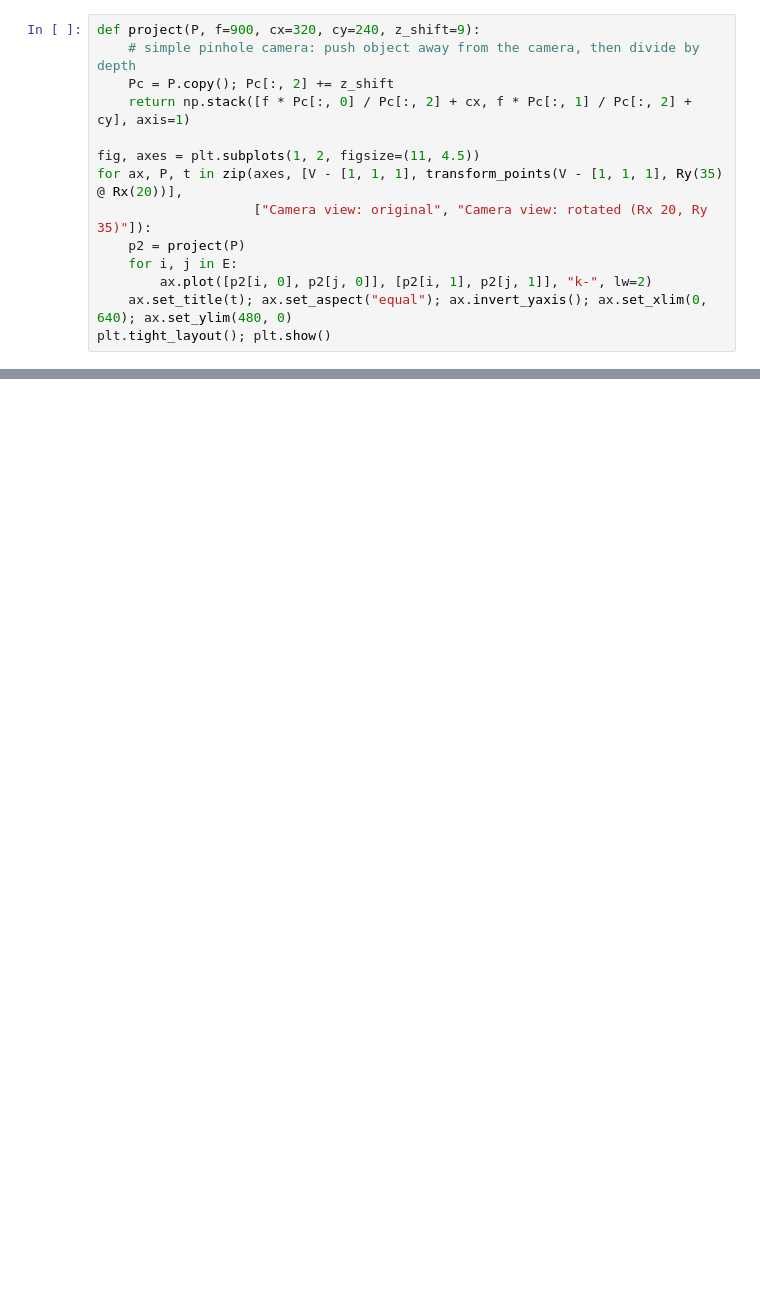
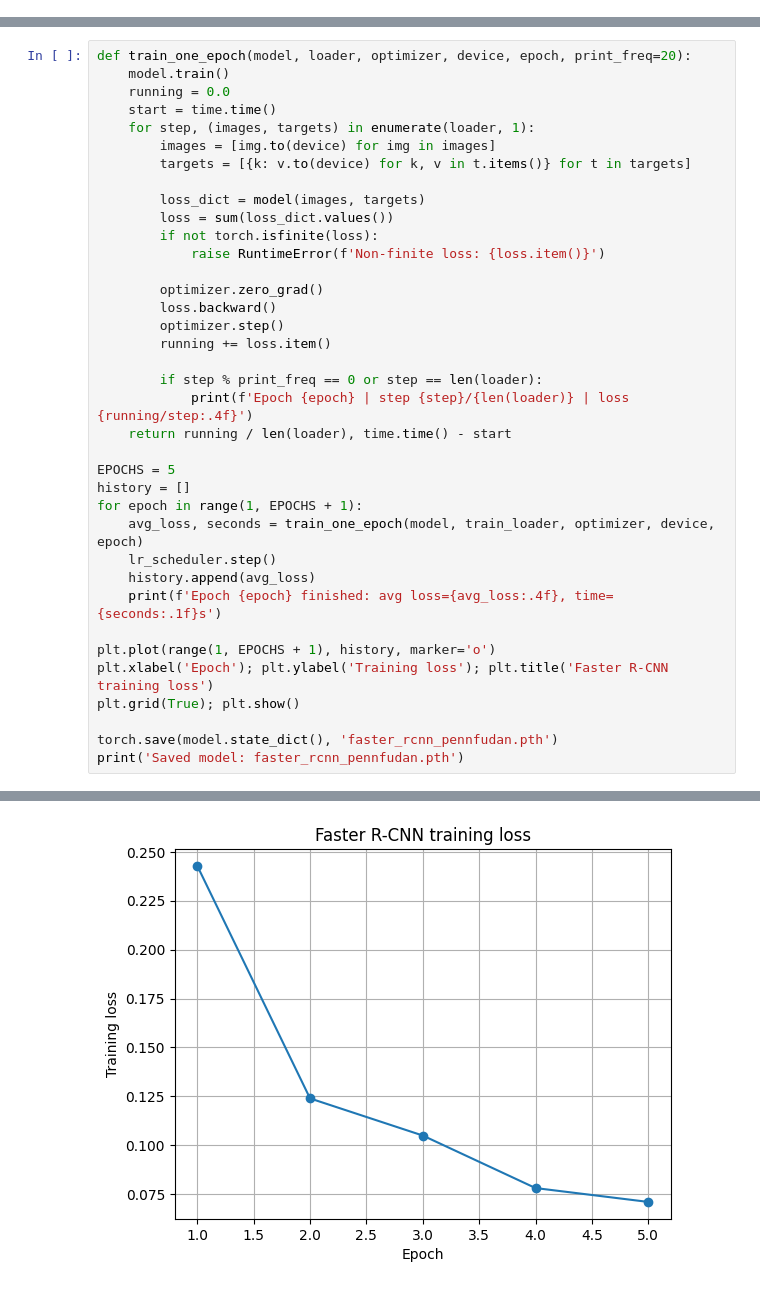
Before and after one commit to saraali13/CV, a Jupyter notebook: Lab 8 /Q1.ipynb, the cells around one changed output, grey strips where cells are left out. Drawn from its saved outputs; the diff is of its cells as text; blank space fills up the shorter version.

```diff
--- a/Lab 8 /Q1.ipynb
+++ b/Lab 8 /Q1.ipynb
@@ -317,14 +0,0 @@ A camera flattens 3D to 2D by dividing by depth ($x_{img}=f\,x/z$, $y_{img}=f\,y
-# %%
-def project(P, f=900, cx=320, cy=240, z_shift=9):
-    # simple pinhole camera: push object away from the camera, then divide by depth
-    Pc = P.copy(); Pc[:, 2] += z_shift
-    return np.stack([f * Pc[:, 0] / Pc[:, 2] + cx, f * Pc[:, 1] / Pc[:, 2] + cy], axis=1)
-
-fig, axes = plt.subplots(1, 2, figsize=(11, 4.5))
-for ax, P, t in zip(axes, [V - [1, 1, 1], transform_points(V - [1, 1, 1], Ry(35) @ Rx(20))],
-                    ["Camera view: original", "Camera view: rotated (Rx 20, Ry 35)"]):
-    p2 = project(P)
-    for i, j in E:
-        ax.plot([p2[i, 0], p2[j, 0]], [p2[i, 1], p2[j, 1]], "k-", lw=2)
-    ax.set_title(t); ax.set_aspect("equal"); ax.invert_yaxis(); ax.set_xlim(0, 640); ax.set_ylim(480, 0)
-plt.tight_layout(); plt.show()
@@ -655,0 +263,38 @@ findHomography gives the same matrix as getPerspectiveTransform? True
+# %%
+def train_one_epoch(model, loader, optimizer, device, epoch, print_freq=20):
+    model.train()
+    running = 0.0
+    start = time.time()
+    for step, (images, targets) in enumerate(loader, 1):
+        images = [img.to(device) for img in images]
+        targets = [{k: v.to(device) for k, v in t.items()} for t in targets]
+
+        loss_dict = model(images, targets)
+        loss = sum(loss_dict.values())
+        if not torch.isfinite(loss):
+            raise RuntimeError(f'Non-finite loss: {loss.item()}')
+
+        optimizer.zero_grad()
+        loss.backward()
+        optimizer.step()
+        running += loss.item()
+
+        if step % print_freq == 0 or step == len(loader):
+            print(f'Epoch {epoch} | step {step}/{len(loader)} | loss {running/step:.4f}')
+    return running / len(loader), time.time() - start
+
+EPOCHS = 5
+history = []
+for epoch in range(1, EPOCHS + 1):
+    avg_loss, seconds = train_one_epoch(model, train_loader, optimizer, device, epoch)
+    lr_scheduler.step()
+    history.append(avg_loss)
+    print(f'Epoch {epoch} finished: avg loss={avg_loss:.4f}, time={seconds:.1f}s')
+
+plt.plot(range(1, EPOCHS + 1), history, marker='o')
+plt.xlabel('Epoch'); plt.ylabel('Training loss'); plt.title('Faster R-CNN training loss')
+plt.grid(True); plt.show()
+
+torch.save(model.state_dict(), 'faster_rcnn_pennfudan.pth')
+print('Saved model: faster_rcnn_pennfudan.pth')
+# %% [output]
@@ -655,0 +318 @@ findHomography gives the same matrix as getPerspectiveTransform? True
+[figure, added]
```
Also changed, not shown: parts of 47 cells of this notebook.
